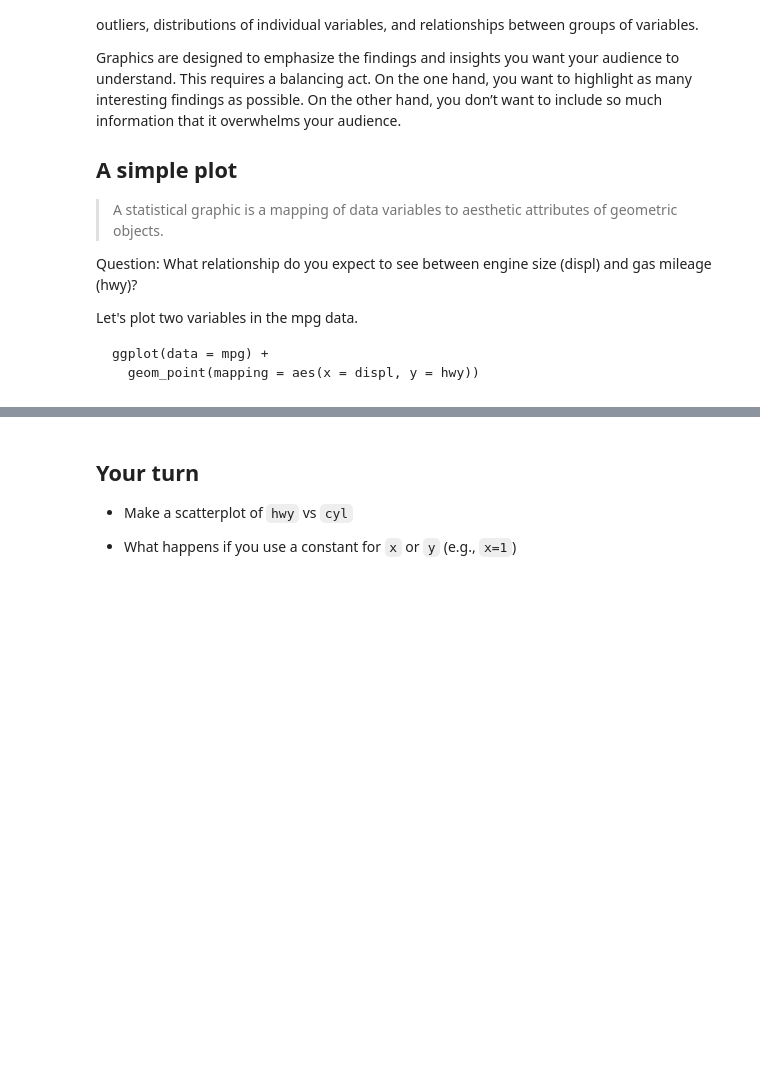
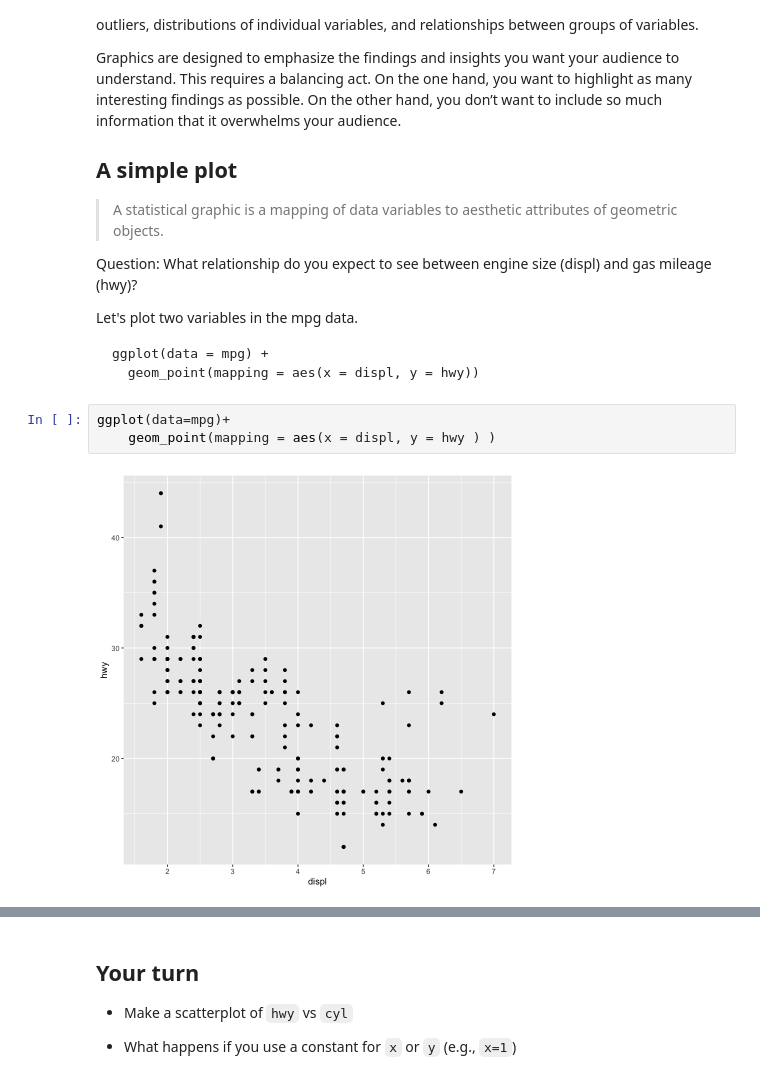
Before and after one commit to jzcpanda/390R-2021fall, a Jupyter notebook: Data visualization 1.ipynb, the cells around one changed output, grey strips where cells are left out. Drawn from its saved outputs; the diff is of its cells as text; blank space fills up the shorter version.

````diff
--- a/Data visualization 1.ipynb
+++ b/Data visualization 1.ipynb
@@ -166,6 +171,11 @@ Let's plot two variables in the mpg data.
 ggplot(data = mpg) +
   geom_point(mapping = aes(x = displ, y = hwy))
 ```
+# %%
+ggplot(data=mpg)+
+    geom_point(mapping = aes(x = displ, y = hwy ) )
+# %% [output]
+[figure, added]
 # %% [markdown]
 Three essential components:
 
````
Also changed, not shown: parts of 2 cells of this notebook, 1 other file.
